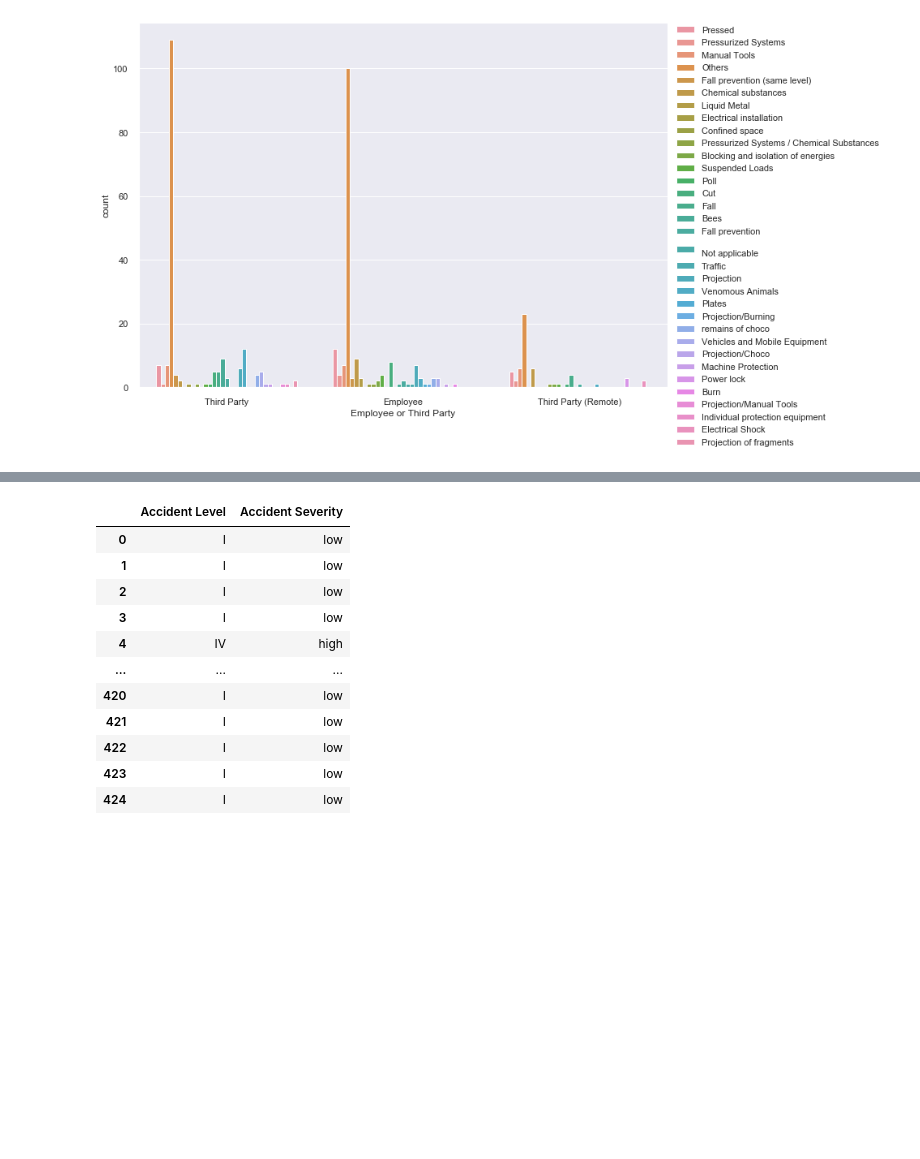
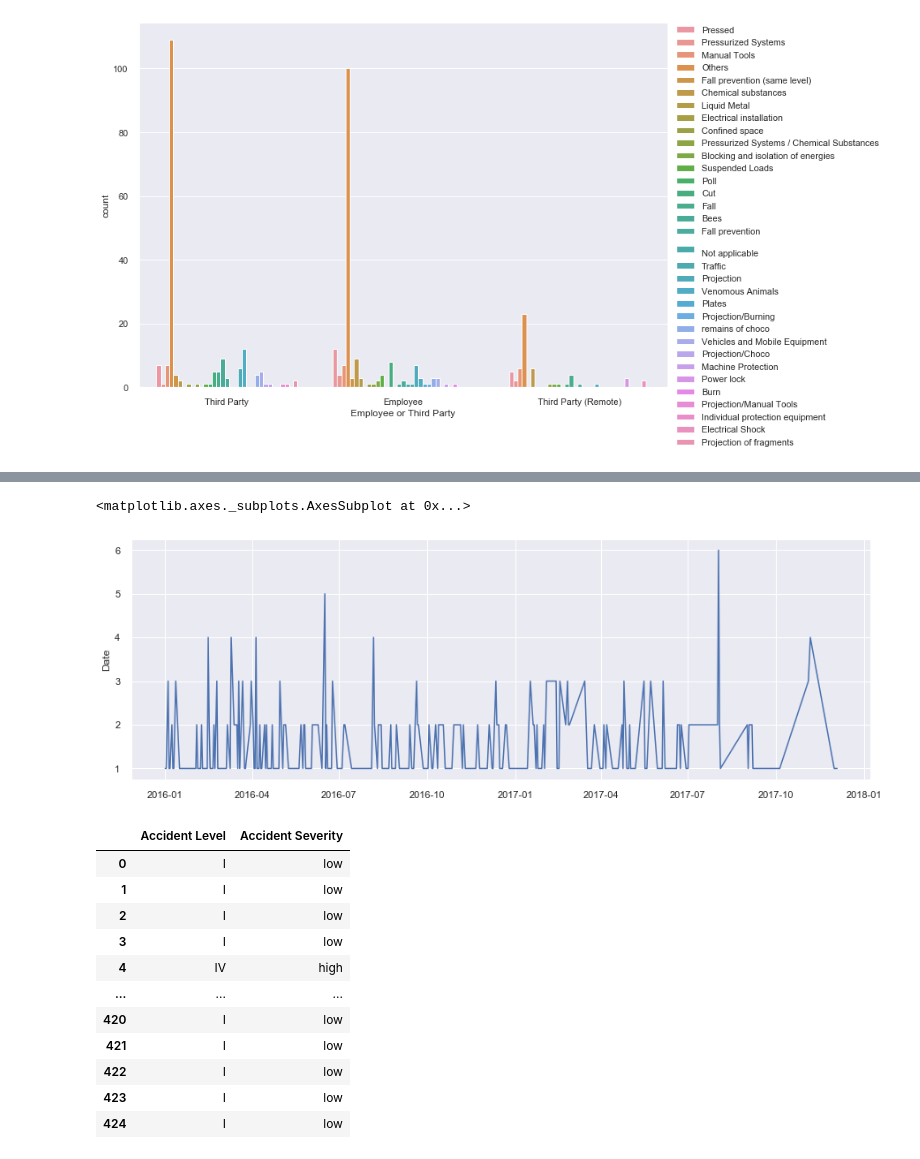
Before and after one commit to gowniyan-s/aiml-chatbot-indsafe, a Jupyter notebook: capstone-eda_combined.ipynb, the cells around one changed output, grey strips where cells are left out. Drawn from its saved outputs; the diff is of its cells as text; code cells hidden in the pictures; blank space fills up the shorter version.

```diff
--- a/capstone-eda_combined.ipynb
+++ b/capstone-eda_combined.ipynb
@@ -161,3 +196,13 @@ plt.legend(bbox_to_anchor=(1.01, 1),borderaxespad=0)
+# %%
+
+industrial_safety_df['Date'] = pd.to_datetime(industrial_safety_df['Date'])
+f, axes = plt.subplots(1,1,figsize=(15,5))
+sns.lineplot(data = industrial_safety_df['Date'].value_counts())
+
+#Regular Spikes can be seen
+# %% [output]
+<matplotlib.axes._subplots.AxesSubplot at 0x...>
+[figure, added]
 # %%
 def create_label(accident_level):
     level = str(accident_level)
```
Also changed, not shown: parts of 1 cell of this notebook.
